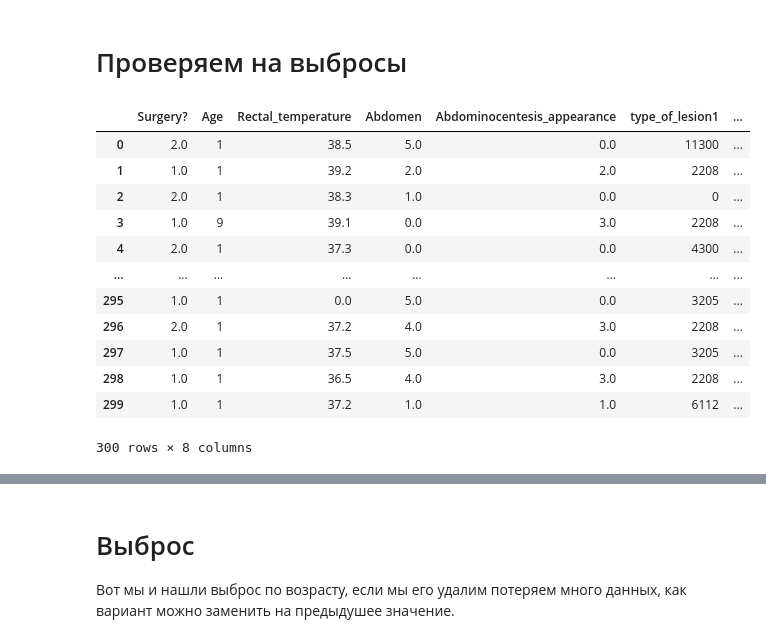
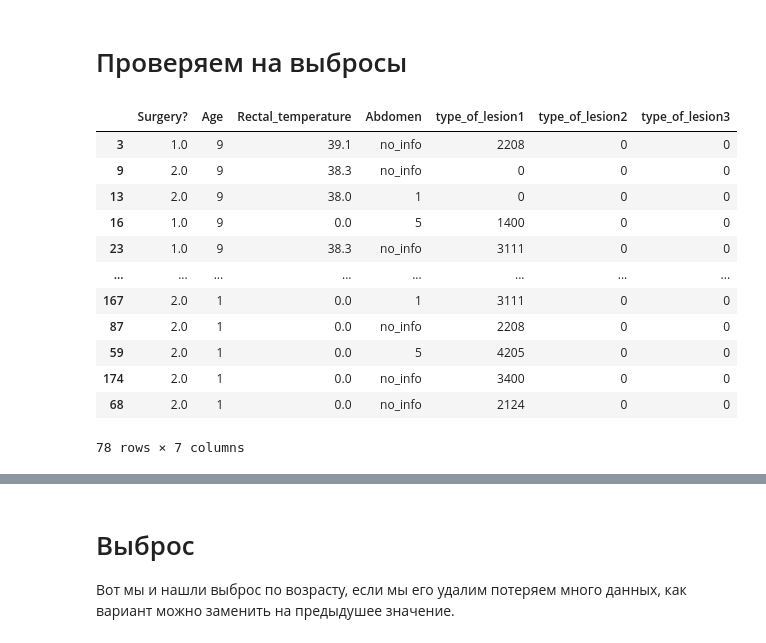
Before and after one commit to duzz23/My-Project, a Jupyter notebook: 15_dz_stat_basics.ipynb, the cells around one changed output, grey strips where cells are left out. Saved outputs shown, nothing was run; the diff lists cells and outputs as text; code cells hidden in the pictures.

```diff
--- a/15_dz_stat_basics.ipynb
+++ b/15_dz_stat_basics.ipynb
@@ -70,0 +105,3 @@ type_of_lesion3 - 0.0%
+# %%
+#Делаю замену всех пропусков в столбце Abdomen на 'no_info'
+df_top['Abdomen'].fillna(('no_info'), inplace=True)
@@ -70,0 +139,8 @@ type_of_lesion3 - 0.0%
+# %%
+q1 = df_top['Rectal_temperature'].quantile(0.25)
+q3 = df_top['Rectal_temperature'].quantile(0.75)
+iqr = q3 - q1
+lower_bound = q1 - (1.5 * iqr)
+upper_bound = q3 + (1.5 * iqr)
+remove_outliers = df_top[df_top['Rectal_temperature'].between(lower_bound, upper_bound, inclusive=True)].sort_values('Surgery?')
+remove_outliers
@@ -70,0 +161,3 @@ type_of_lesion3 - 0.0%
+# %%
+df_drop = pd.concat([df_top, remove_outliers]).drop_duplicates(keep=False)
+df_drop
@@ -70,0 +182,5 @@ type_of_lesion3 - 0.0%
+# %%
+#Так как в этих  данных толком нет информации была ли операция у животного и нет температуры: думаю что эти данные мне не нужны для дальнейшей работы
+#удалю те значения в которых как минимум 6/8 значений заполнено
+df11 = df_drop.dropna(thresh=6)
+df11
@@ -71,22 +205,22 @@ type_of_lesion3 - 0.0%
 # %% [markdown]
 # Проверяем на выбросы
 # %%
-df_new = df_top.fillna(0)
+df_new = df11.fillna(0)
 df_new
 # %% [output]
-|  | Surgery? | Age | Rectal_temperature | Abdomen | Abdominocentesis_appearance | type_of_lesion1 | ... |
-| 0 | 2.0 | 1 | 38.5 | 5.0 | 0.0 | 11300 | ... |
-| 1 | 1.0 | 1 | 39.2 | 2.0 | 2.0 | 2208 | ... |
-| 2 | 2.0 | 1 | 38.3 | 1.0 | 0.0 | 0 | ... |
-| 3 | 1.0 | 9 | 39.1 | 0.0 | 3.0 | 2208 | ... |
-| 4 | 2.0 | 1 | 37.3 | 0.0 | 0.0 | 4300 | ... |
+|  | Surgery? | Age | Rectal_temperature | Abdomen | type_of_lesion1 | type_of_lesion2 | type_of_lesion3 |
+| 3 | 1.0 | 9 | 39.1 | no_info | 2208 | 0 | 0 |
+| 9 | 2.0 | 9 | 38.3 | no_info | 0 | 0 | 0 |
+| 13 | 2.0 | 9 | 38.0 | 1 | 0 | 0 | 0 |
+| 16 | 1.0 | 9 | 0.0 | 5 | 1400 | 0 | 0 |
+| 23 | 1.0 | 9 | 38.3 | no_info | 3111 | 0 | 0 |
 | ... | ... | ... | ... | ... | ... | ... | ... |
-| 295 | 1.0 | 1 | 0.0 | 5.0 | 0.0 | 3205 | ... |
-| 296 | 2.0 | 1 | 37.2 | 4.0 | 3.0 | 2208 | ... |
-| 297 | 1.0 | 1 | 37.5 | 5.0 | 0.0 | 3205 | ... |
-| 298 | 1.0 | 1 | 36.5 | 4.0 | 3.0 | 2208 | ... |
-| 299 | 1.0 | 1 | 37.2 | 1.0 | 1.0 | 6112 | ... |
+| 167 | 2.0 | 1 | 0.0 | 1 | 3111 | 0 | 0 |
+| 87 | 2.0 | 1 | 0.0 | no_info | 2208 | 0 | 0 |
+| 59 | 2.0 | 1 | 0.0 | 5 | 4205 | 0 | 0 |
+| 174 | 2.0 | 1 | 0.0 | no_info | 3400 | 0 | 0 |
+| 68 | 2.0 | 1 | 0.0 | no_info | 2124 | 0 | 0 |
-300 rows × 8 columns
+78 rows × 7 columns
 # %%
 df_new.describe()
 # %% [output]
```
Also changed, not shown: parts of 21 cells of this notebook.
